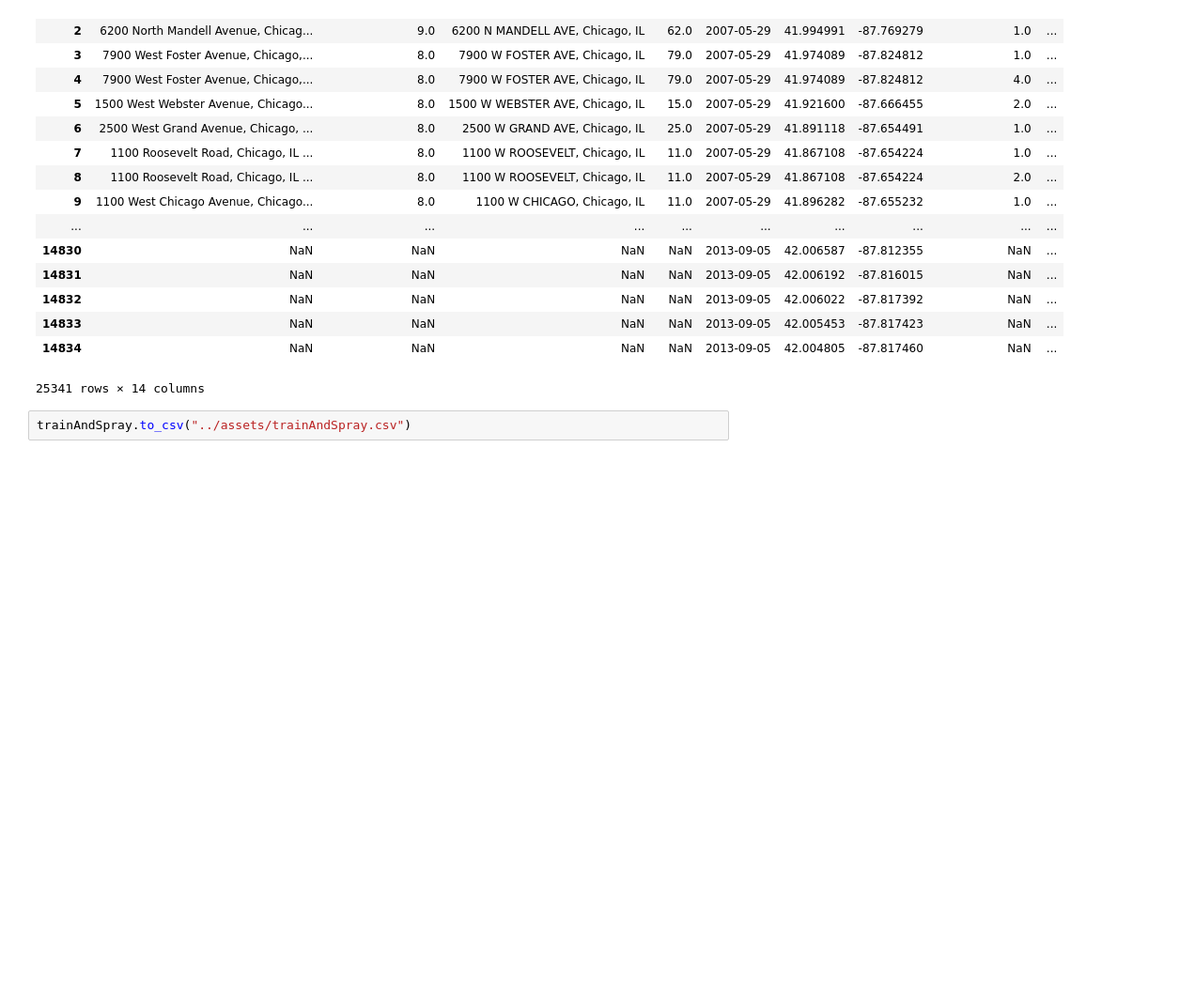
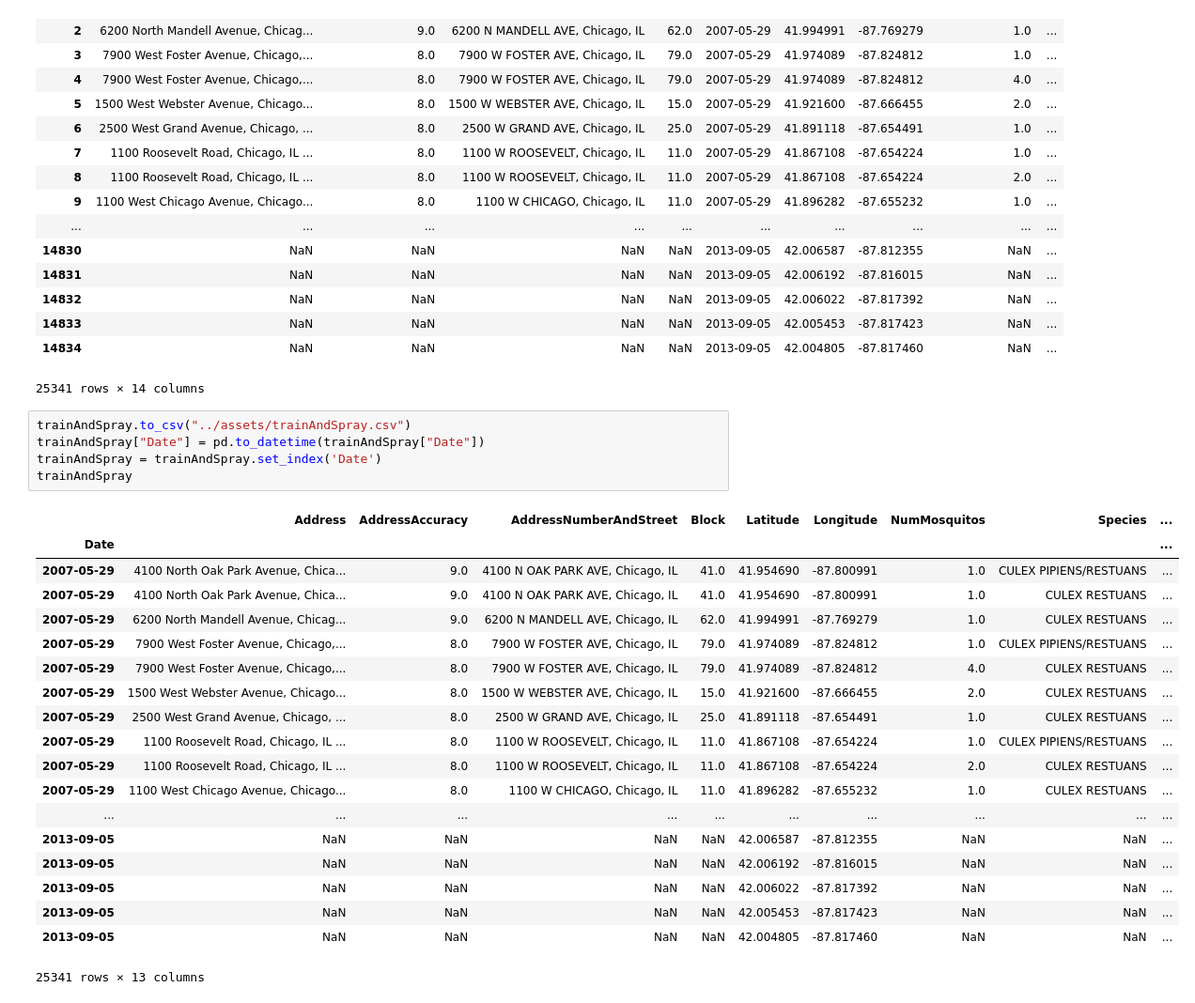
Before and after one commit to tamisalex/TeamPenguinWestNileKaggle, a Jupyter notebook: code/LoadAndCleanData.ipynb, the cells around one changed output. Shown: that part at 94% size. Drawn from its saved outputs; the diff is of its cells as text; blank space fills up the shorter version.

```diff
--- a/code/LoadAndCleanData.ipynb
+++ b/code/LoadAndCleanData.ipynb
@@ -35,3 +35,26 @@ trainAndSpray
 25341 rows × 14 columns
 # %%
 trainAndSpray.to_csv("../assets/trainAndSpray.csv")
+trainAndSpray["Date"] = pd.to_datetime(trainAndSpray["Date"])
+trainAndSpray = trainAndSpray.set_index('Date')
+trainAndSpray
+# %% [output]
+|  | Address | AddressAccuracy | AddressNumberAndStreet | Block | Latitude | Longitude | NumMosquitos | Species | ... |
+| Date |  |  |  |  |  |  |  |  | ... |
+| 2007-05-29 | 4100 North Oak Park Avenue, Chica... | 9.0 | 4100 N OAK PARK AVE, Chicago, IL | 41.0 | 41.954690 | -87.800991 | 1.0 | CULEX PIPIENS/RESTUANS | ... |
+| 2007-05-29 | 4100 North Oak Park Avenue, Chica... | 9.0 | 4100 N OAK PARK AVE, Chicago, IL | 41.0 | 41.954690 | -87.800991 | 1.0 | CULEX RESTUANS | ... |
+| 2007-05-29 | 6200 North Mandell Avenue, Chicag... | 9.0 | 6200 N MANDELL AVE, Chicago, IL | 62.0 | 41.994991 | -87.769279 | 1.0 | CULEX RESTUANS | ... |
+| 2007-05-29 | 7900 West Foster Avenue, Chicago,... | 8.0 | 7900 W FOSTER AVE, Chicago, IL | 79.0 | 41.974089 | -87.824812 | 1.0 | CULEX PIPIENS/RESTUANS | ... |
+| 2007-05-29 | 7900 West Foster Avenue, Chicago,... | 8.0 | 7900 W FOSTER AVE, Chicago, IL | 79.0 | 41.974089 | -87.824812 | 4.0 | CULEX RESTUANS | ... |
+| 2007-05-29 | 1500 West Webster Avenue, Chicago... | 8.0 | 1500 W WEBSTER AVE, Chicago, IL | 15.0 | 41.921600 | -87.666455 | 2.0 | CULEX RESTUANS | ... |
+| 2007-05-29 | 2500 West Grand Avenue, Chicago, ... | 8.0 | 2500 W GRAND AVE, Chicago, IL | 25.0 | 41.891118 | -87.654491 | 1.0 | CULEX RESTUANS | ... |
+| 2007-05-29 | 1100 Roosevelt Road, Chicago, IL ... | 8.0 | 1100 W ROOSEVELT, Chicago, IL | 11.0 | 41.867108 | -87.654224 | 1.0 | CULEX PIPIENS/RESTUANS | ... |
+| 2007-05-29 | 1100 Roosevelt Road, Chicago, IL ... | 8.0 | 1100 W ROOSEVELT, Chicago, IL | 11.0 | 41.867108 | -87.654224 | 2.0 | CULEX RESTUANS | ... |
+| 2007-05-29 | 1100 West Chicago Avenue, Chicago... | 8.0 | 1100 W CHICAGO, Chicago, IL | 11.0 | 41.896282 | -87.655232 | 1.0 | CULEX RESTUANS | ... |
+| ... | ... | ... | ... | ... | ... | ... | ... | ... | ... |
+| 2013-09-05 | NaN | NaN | NaN | NaN | 42.006587 | -87.812355 | NaN | NaN | ... |
+| 2013-09-05 | NaN | NaN | NaN | NaN | 42.006192 | -87.816015 | NaN | NaN | ... |
+| 2013-09-05 | NaN | NaN | NaN | NaN | 42.006022 | -87.817392 | NaN | NaN | ... |
+| 2013-09-05 | NaN | NaN | NaN | NaN | 42.005453 | -87.817423 | NaN | NaN | ... |
+| 2013-09-05 | NaN | NaN | NaN | NaN | 42.004805 | -87.817460 | NaN | NaN | ... |
+25341 rows × 13 columns
```
Also changed, not shown: parts of 3 cells of this notebook, 1 other file.
